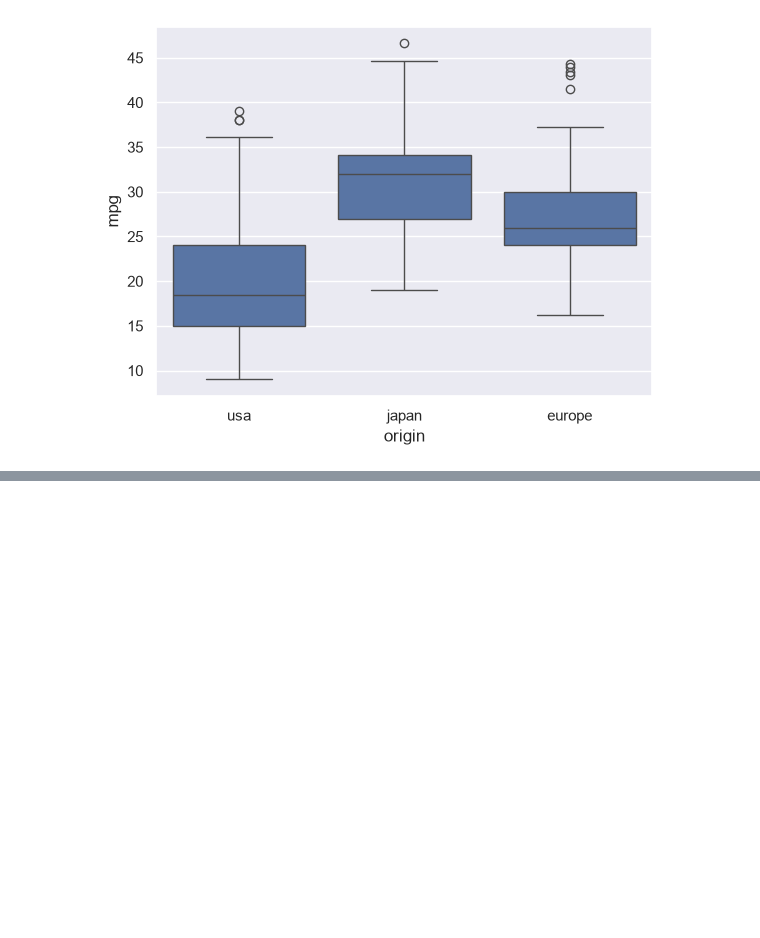
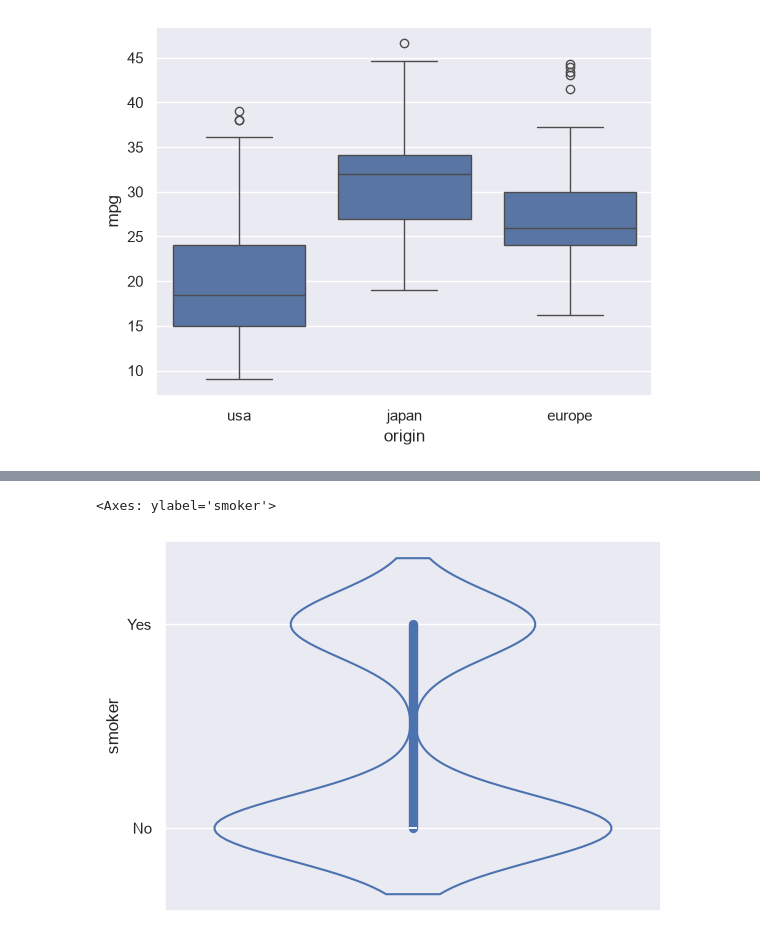
Before and after one commit to Aryanbhayji/Seaborn-library, a Jupyter notebook: main.ipynb, the cells around one changed output, grey strips where cells are left out. Saved outputs shown, nothing was run; the diff lists cells and outputs as text; code cells hidden in the pictures; blank space fills up the shorter version.

```diff
--- a/main.ipynb
+++ b/main.ipynb
@@ -157,0 +163,5 @@ sns.violinplot(data=cars_data.mpg )
+# %%
+sns.violinplot(data=data.smoker,fill=False )
+# %% [output]
+<Axes: ylabel='smoker'>
+[figure, added]
```
Also changed, not shown: parts of 7 cells of this notebook.
